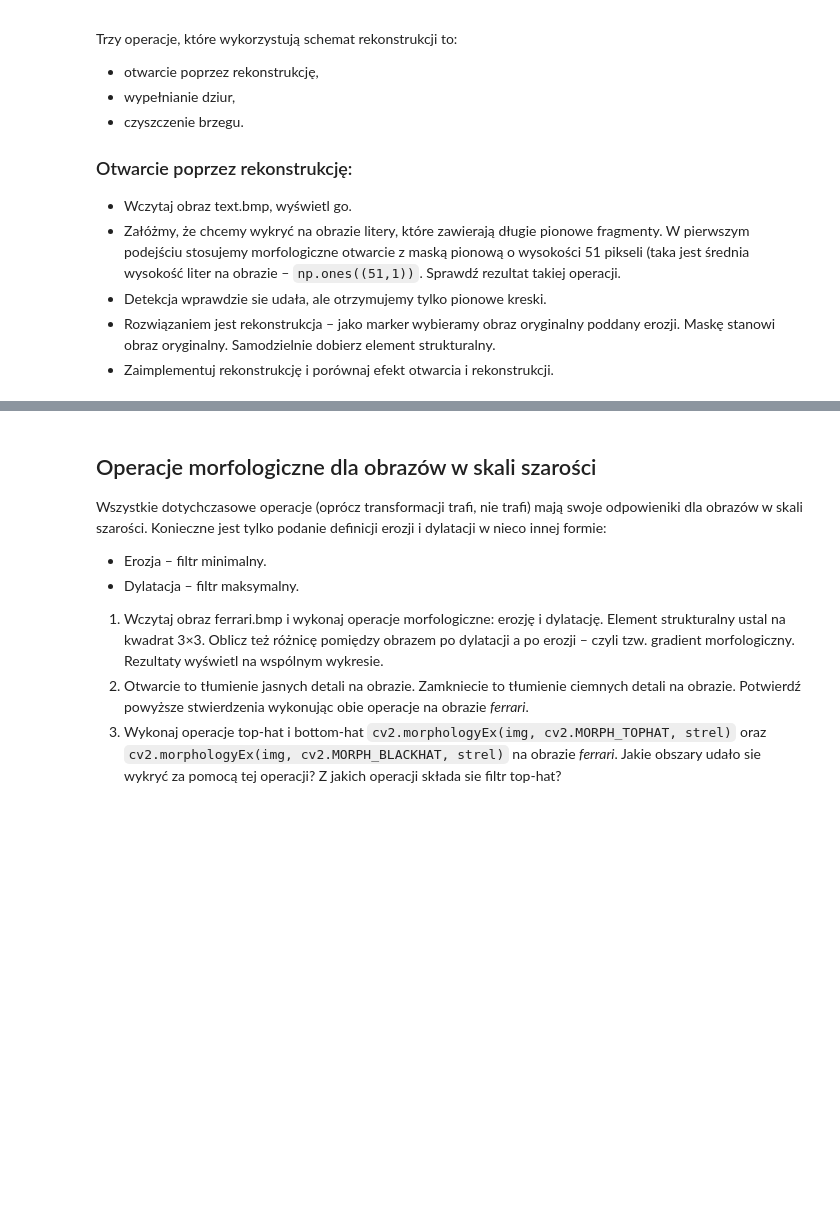
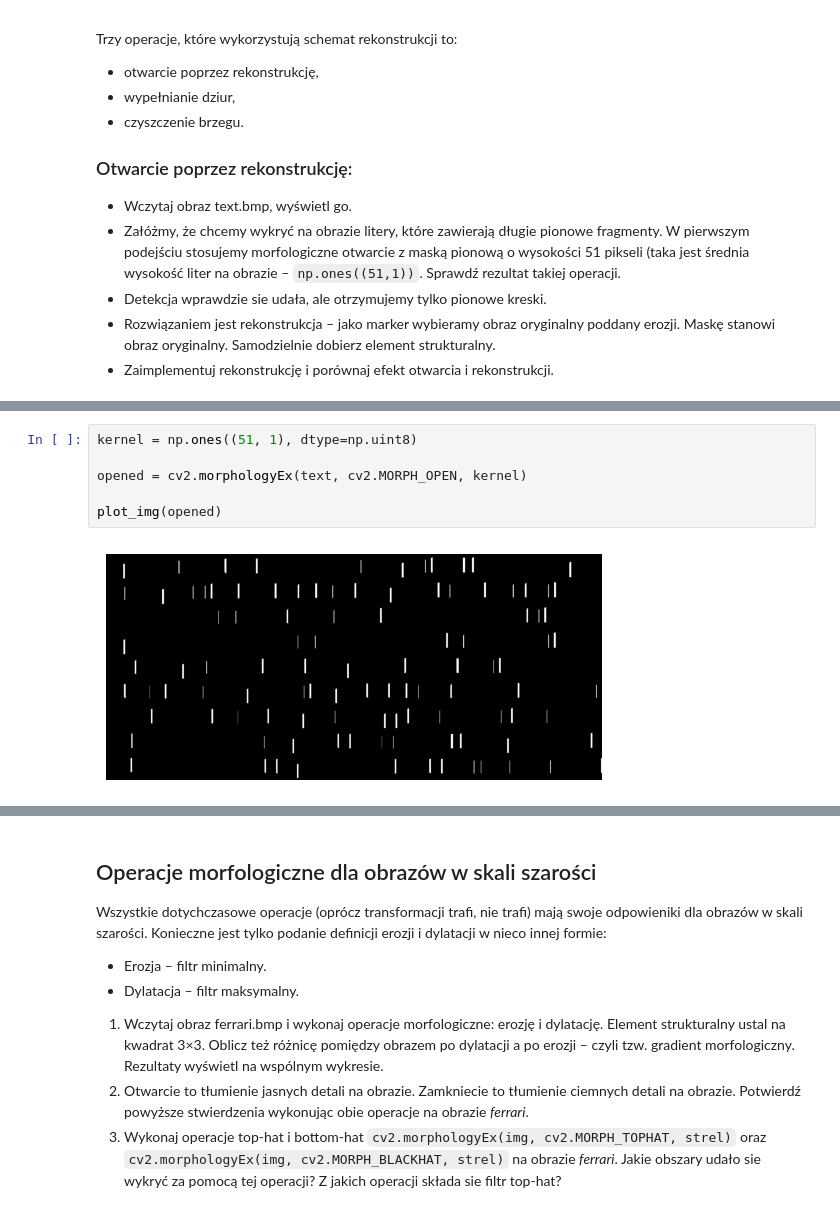
Before and after one commit to krudny/Image-processing, a Jupyter notebook: Lab7-morphology/10_morphology.ipynb, the cells around one changed output, grey strips where cells are left out. Saved outputs shown, nothing was run; the diff lists cells and outputs as text; blank space fills up the shorter version.

```diff
--- a/Lab7-morphology/10_morphology.ipynb
+++ b/Lab7-morphology/10_morphology.ipynb
@@ -233,0 +239,8 @@ Trzy operacje, które wykorzystują schemat rekonstrukcji to:
+# %%
+kernel = np.ones((51, 1), dtype=np.uint8)
+
+opened = cv2.morphologyEx(text, cv2.MORPH_OPEN, kernel)
+
+plot_img(opened)
+# %% [output]
+[figure, added]
```
Also changed, not shown: parts of 3 cells of this notebook.
